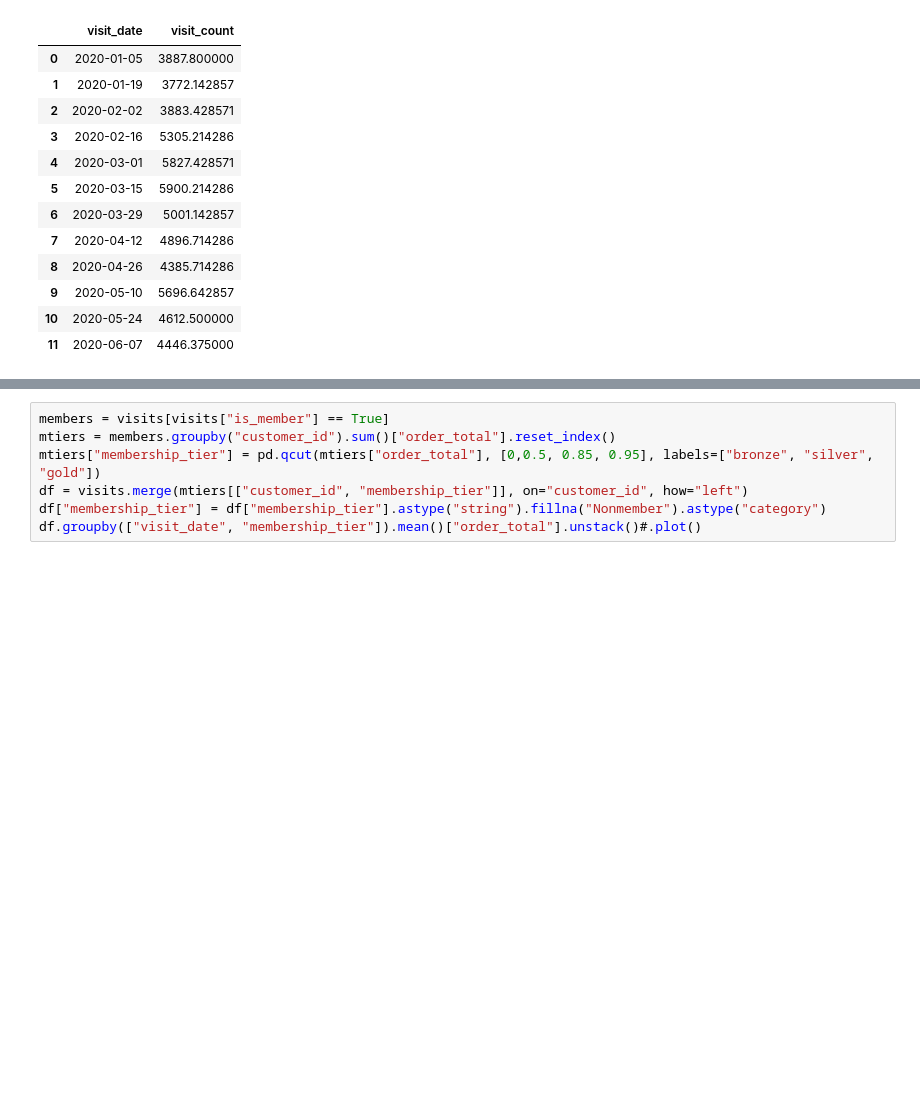
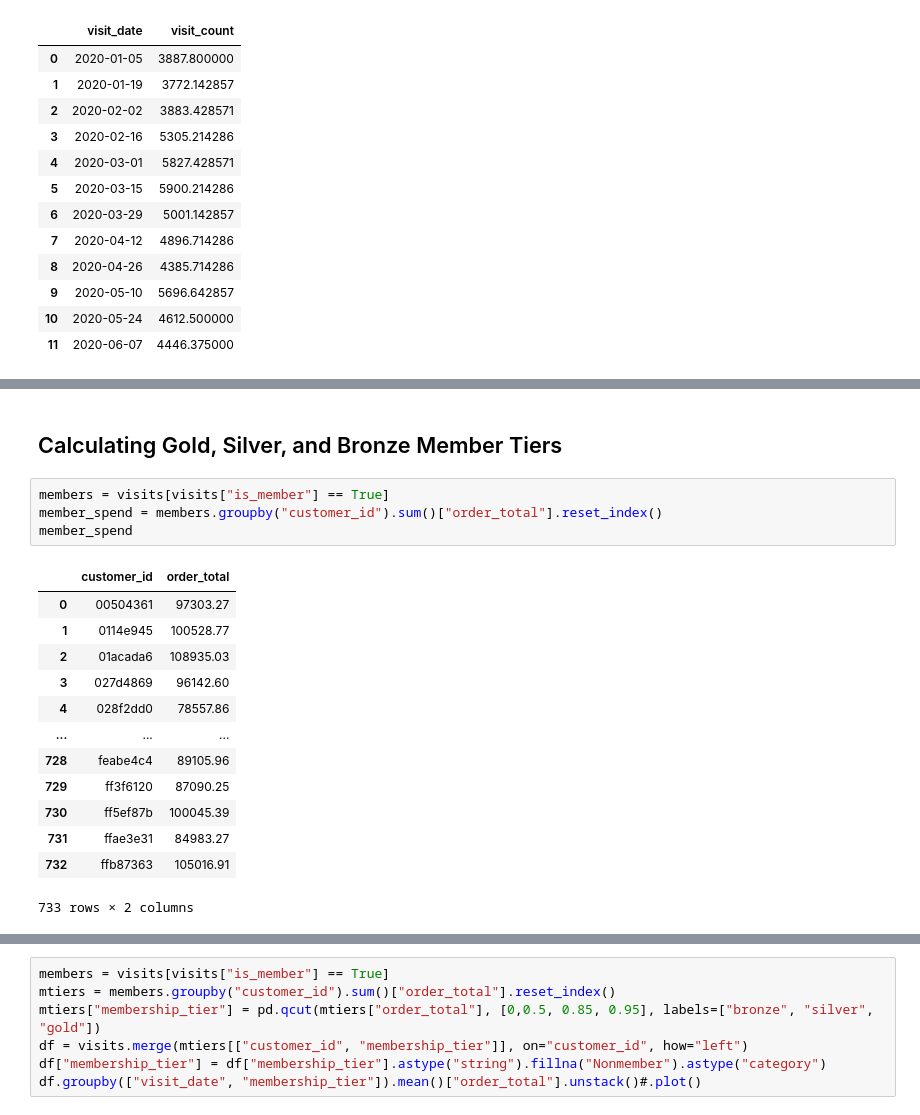
Before and after one commit to Launchpad-Analytics/Workshop-FootTrafficDashboard, a Jupyter notebook: 02 - dashboard-analysis.ipynb, the cells around one changed output, grey strips where cells are left out. Drawn from its saved outputs; the diff is of its cells as text; blank space fills up the shorter version.

```diff
--- a/02 - dashboard-analysis.ipynb
+++ b/02 - dashboard-analysis.ipynb
@@ -87,0 +91,20 @@ ImportError: matplotlib is required for plotting when the default backend "matpl
+# %% [markdown]
+## Calculating Gold, Silver, and Bronze Member Tiers
+# %%
+members = visits[visits["is_member"] == True]
+member_spend = members.groupby("customer_id").sum()["order_total"].reset_index()
+member_spend
+# %% [output]
+|  | customer_id | order_total |
+| 0 | 00504361 | 97303.27 |
+| 1 | 0114e945 | 100528.77 |
+| 2 | 01acada6 | 108935.03 |
+| 3 | 027d4869 | 96142.60 |
+| 4 | 028f2dd0 | 78557.86 |
+| ... | ... | ... |
+| 728 | feabe4c4 | 89105.96 |
+| 729 | ff3f6120 | 87090.25 |
+| 730 | ff5ef87b | 100045.39 |
+| 731 | ffae3e31 | 84983.27 |
+| 732 | ffb87363 | 105016.91 |
+733 rows × 2 columns
```
Also changed, not shown: parts of 13 cells of this notebook, 2 other files.
